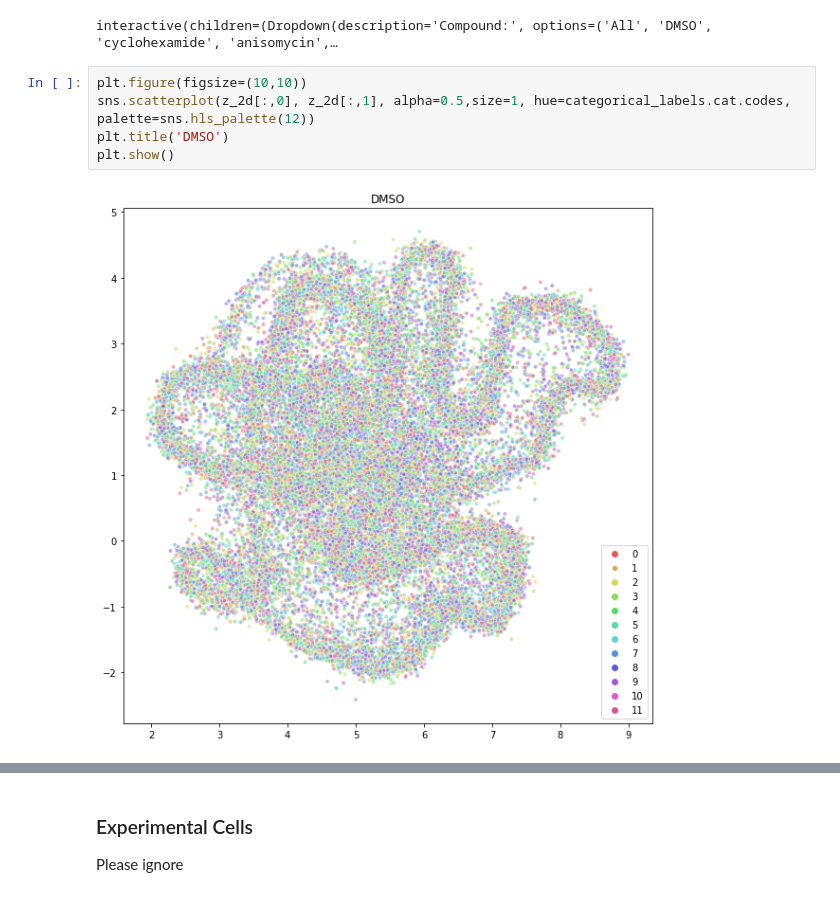
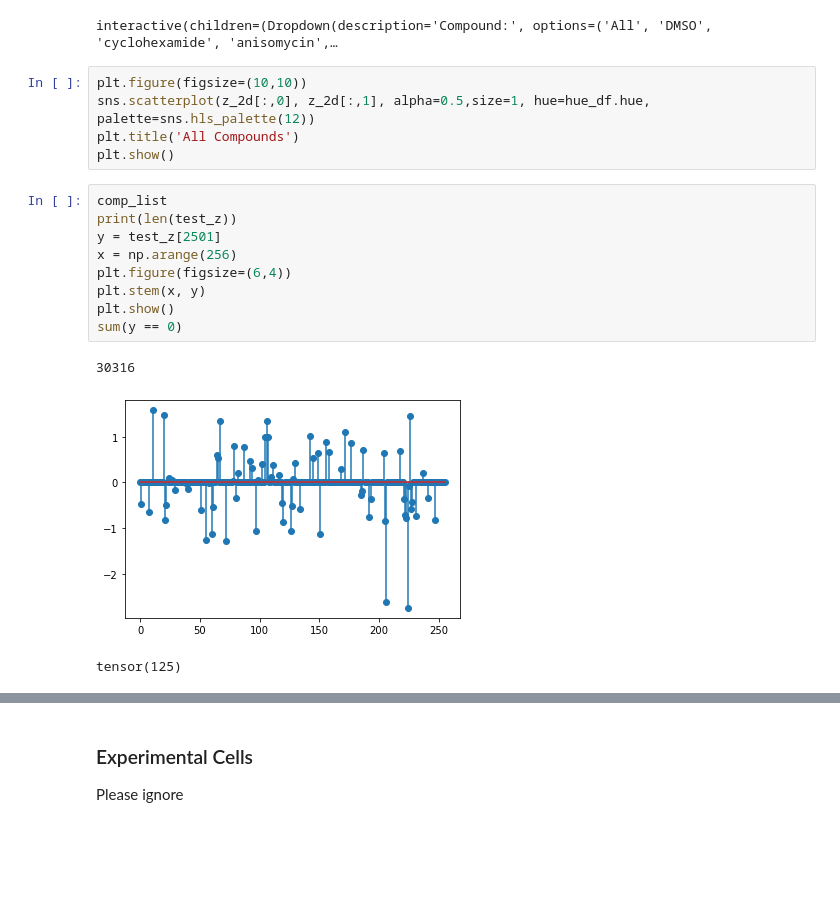
Before and after one commit to NotAndres/pytorch-vsc, a Jupyter notebook: notebook/vsc.ipynb, the cells around one changed output, grey strips where cells are left out. Cells and saved outputs as stored; diff of their text form; blank space fills up the shorter version.

```diff
--- a/notebook/vsc.ipynb
+++ b/notebook/vsc.ipynb
@@ -764,8 +799,19 @@ interactive(plotit, compound=comp)
 interactive(children=(Dropdown(description='Compound:', options=('All', 'DMSO', 'cyclohexamide', 'anisomycin',…
 # %%
 plt.figure(figsize=(10,10))
-sns.scatterplot(z_2d[:,0], z_2d[:,1], alpha=0.5,size=1, hue=categorical_labels.cat.codes, palette=sns.hls_palette(12))
-plt.title('DMSO')
+sns.scatterplot(z_2d[:,0], z_2d[:,1], alpha=0.5,size=1, hue=hue_df.hue, palette=sns.hls_palette(12))
+plt.title('All Compounds')
 plt.show()
-# %% [output]
-[figure, removed]
+# %%
+comp_list
+print(len(test_z))
+y = test_z[2501]
+x = np.arange(256)
+plt.figure(figsize=(6,4))
+plt.stem(x, y)
+plt.show()
+sum(y == 0)
+# %% [output]
+30316
+[figure, added]
+tensor(125)
```
Also changed, not shown: parts of 34 cells of this notebook, 6 other files.
